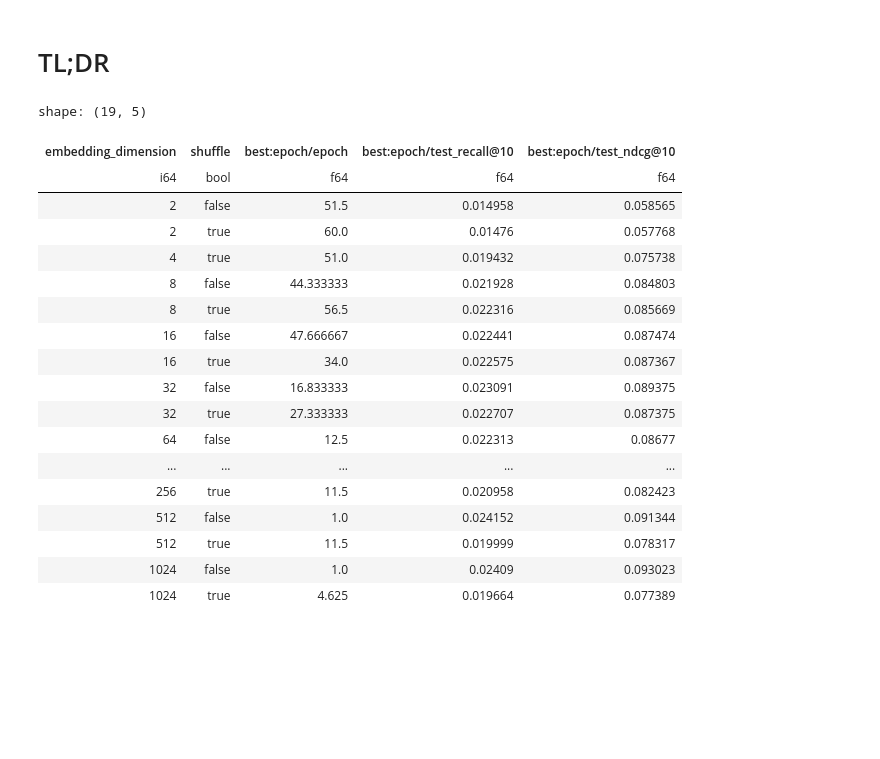
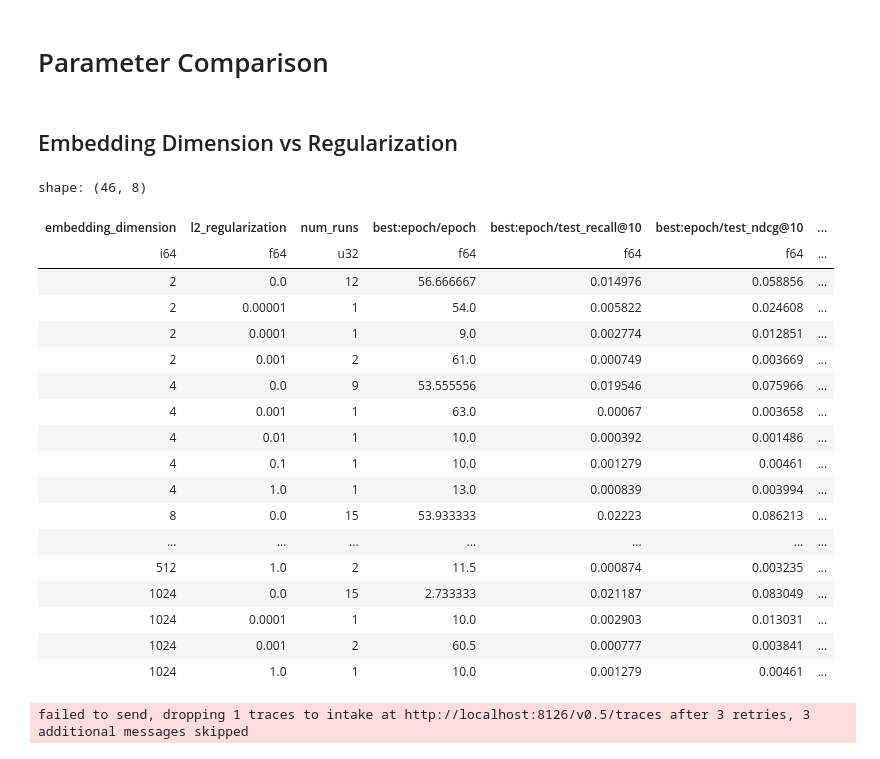
Before and after one commit to chaald/peppermint-matrix, a Jupyter notebook: notebooks/parameter_analysis/matrix_factorization.ipynb, the cells around one changed output. Drawn from its saved outputs; the diff is of its cells as text; code cells hidden in the pictures; blank space fills up the shorter version.

```diff
--- a/notebooks/parameter_analysis/matrix_factorization.ipynb
+++ b/notebooks/parameter_analysis/matrix_factorization.ipynb
@@ -68,6 +68,8 @@ def fetch_run_metadata(run: Run, considered_metrics: Union[str, Dict[str, float]
         **run_config,
         **{metric: run_history[metric].to_list() for metric in run_history},
         **best_summary,
+        "gpu_type": run.metadata.get("gpu"),
+        "cpu_count": run.metadata.get("cpu_count"),
     }
 
 batch_size = 8
@@ -108,6 +110,10 @@ if config["ensure_available_locally"]:
     experiment_runs = experiment_runs.filter(pl.col("available_locally") == True)
 
 experiment_runs = experiment_runs.sort("_timestamp", descending=False)
+experiment_runs = experiment_runs.with_columns(
+    run_duration_second=pl.col("_runtime").list.max(),
+    run_duration_minute=(pl.col("_runtime").list.max() / 60)
+)
 experiment_runs.select(
     pl.col("run_id"),
     pl.col("run_name"),
@@ -144,29 +172,35 @@ shape: (76, 11)
 # %% [markdown]
-# TL;DR
+# Parameter Comparison
+# %% [markdown]
+## Embedding Dimension vs Regularization
 # %%
-experiment_summary = experiment_runs.group_by("embedding_dimension", "shuffle").agg(
+experiment_summary = experiment_runs.group_by("embedding_dimension", "l2_regularization").agg(
+    pl.col("run_id").count().alias("num_runs"),
     pl.col("best:epoch/epoch").mean(),
     pl.col("best:epoch/test_recall@10").mean(),
-    pl.col("best:epoch/test_ndcg@10").mean()
-).sort("embedding_dimension", "shuffle")
+    pl.col("best:epoch/test_ndcg@10").mean(),
+    pl.col("best:epoch/test_recall@50").mean(),
+    pl.col("best:epoch/test_ndcg@50").mean(),
+).sort("embedding_dimension", "l2_regularization")
 experiment_summary
 # %% [output]
-shape: (19, 5)
+shape: (46, 8)
-| embedding_dimension | shuffle | best:epoch/epoch | best:epoch/test_recall@10 | best:epoch/test_ndcg@10 |
-| i64 | bool | f64 | f64 | f64 |
-| 2 | false | 51.5 | 0.014958 | 0.058565 |
-| 2 | true | 60.0 | 0.01476 | 0.057768 |
-| 4 | true | 51.0 | 0.019432 | 0.075738 |
-| 8 | false | 44.333333 | 0.021928 | 0.084803 |
-| 8 | true | 56.5 | 0.022316 | 0.085669 |
-| 16 | false | 47.666667 | 0.022441 | 0.087474 |
-| 16 | true | 34.0 | 0.022575 | 0.087367 |
-| 32 | false | 16.833333 | 0.023091 | 0.089375 |
-| 32 | true | 27.333333 | 0.022707 | 0.087375 |
-| 64 | false | 12.5 | 0.022313 | 0.08677 |
-| ... | ... | ... | ... | ... |
-| 256 | true | 11.5 | 0.020958 | 0.082423 |
-| 512 | false | 1.0 | 0.024152 | 0.091344 |
-| 512 | true | 11.5 | 0.019999 | 0.078317 |
-| 1024 | false | 1.0 | 0.02409 | 0.093023 |
-| 1024 | true | 4.625 | 0.019664 | 0.077389 |
+| embedding_dimension | l2_regularization | num_runs | best:epoch/epoch | best:epoch/test_recall@10 | best:epoch/test_ndcg@10 | ... |
+| i64 | f64 | u32 | f64 | f64 | f64 | ... |
+| 2 | 0.0 | 12 | 56.666667 | 0.014976 | 0.058856 | ... |
+| 2 | 0.00001 | 1 | 54.0 | 0.005822 | 0.024608 | ... |
+| 2 | 0.0001 | 1 | 9.0 | 0.002774 | 0.012851 | ... |
+| 2 | 0.001 | 2 | 61.0 | 0.000749 | 0.003669 | ... |
+| 4 | 0.0 | 9 | 53.555556 | 0.019546 | 0.075966 | ... |
+| 4 | 0.001 | 1 | 63.0 | 0.00067 | 0.003658 | ... |
+| 4 | 0.01 | 1 | 10.0 | 0.000392 | 0.001486 | ... |
+| 4 | 0.1 | 1 | 10.0 | 0.001279 | 0.00461 | ... |
+| 4 | 1.0 | 1 | 13.0 | 0.000839 | 0.003994 | ... |
+| 8 | 0.0 | 15 | 53.933333 | 0.02223 | 0.086213 | ... |
+| ... | ... | ... | ... | ... | ... | ... |
+| 512 | 1.0 | 2 | 11.5 | 0.000874 | 0.003235 | ... |
+| 1024 | 0.0 | 15 | 2.733333 | 0.021187 | 0.083049 | ... |
+| 1024 | 0.0001 | 1 | 10.0 | 0.002903 | 0.013031 | ... |
+| 1024 | 0.001 | 2 | 60.5 | 0.000777 | 0.003841 | ... |
+| 1024 | 1.0 | 1 | 10.0 | 0.001279 | 0.00461 | ... |
+failed to send, dropping 1 traces to intake at http://localhost:8126/v0.5/traces after 3 retries, 3 additional messages skipped
```
Also changed, not shown: parts of 11 cells of this notebook, 2 other files.
